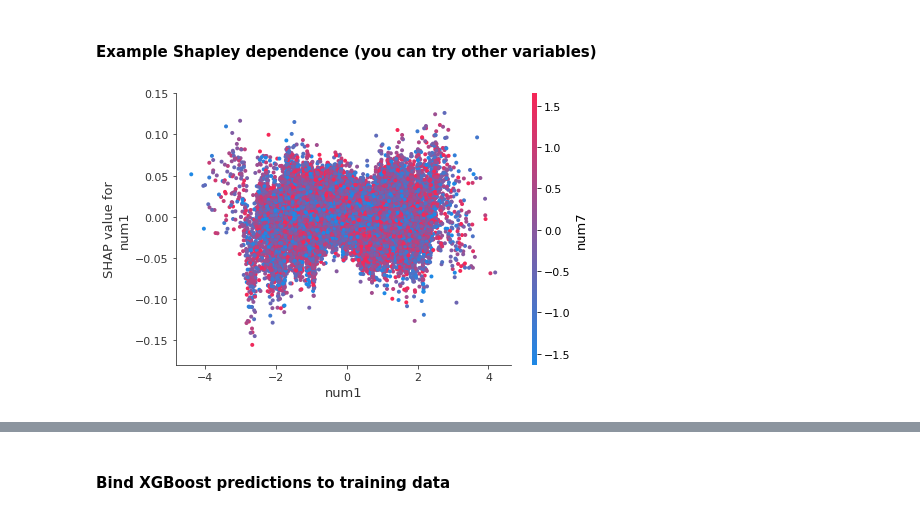
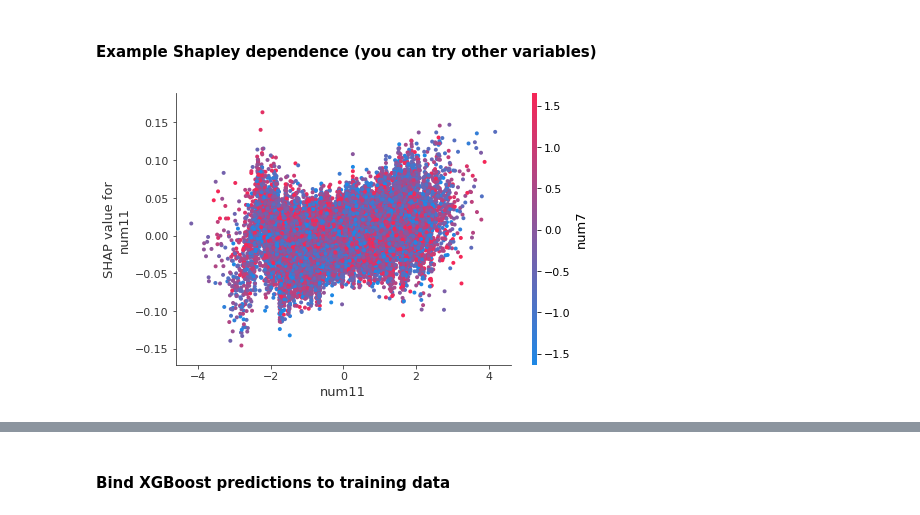
Before and after one commit to h2oai/mli-resources, a Jupyter notebook: lime_shap_treeint_compare/Binary-Classification-Random-Valid.ipynb, the cells around one changed output, grey strips where cells are left out. Drawn from its saved outputs; the diff is of its cells as text; code cells hidden in the pictures.

```diff
--- a/lime_shap_treeint_compare/Binary-Classification-Random-Valid.ipynb
+++ b/lime_shap_treeint_compare/Binary-Classification-Random-Valid.ipynb
@@ -175,7 +191,7 @@ shap.summary_plot(shap_values, rvalid_pd[X])
 # %% [markdown]
 #### Example Shapley dependence (you can try other variables)
 # %%
-var = "num1"
+var = "num11"
 shap.dependence_plot(var, shap_values, rvalid_pd[X])
 # %% [output]
-[figure, old version]
+[figure, new version]
```
Also changed, not shown: parts of 25 cells of this notebook, 4 other files.
